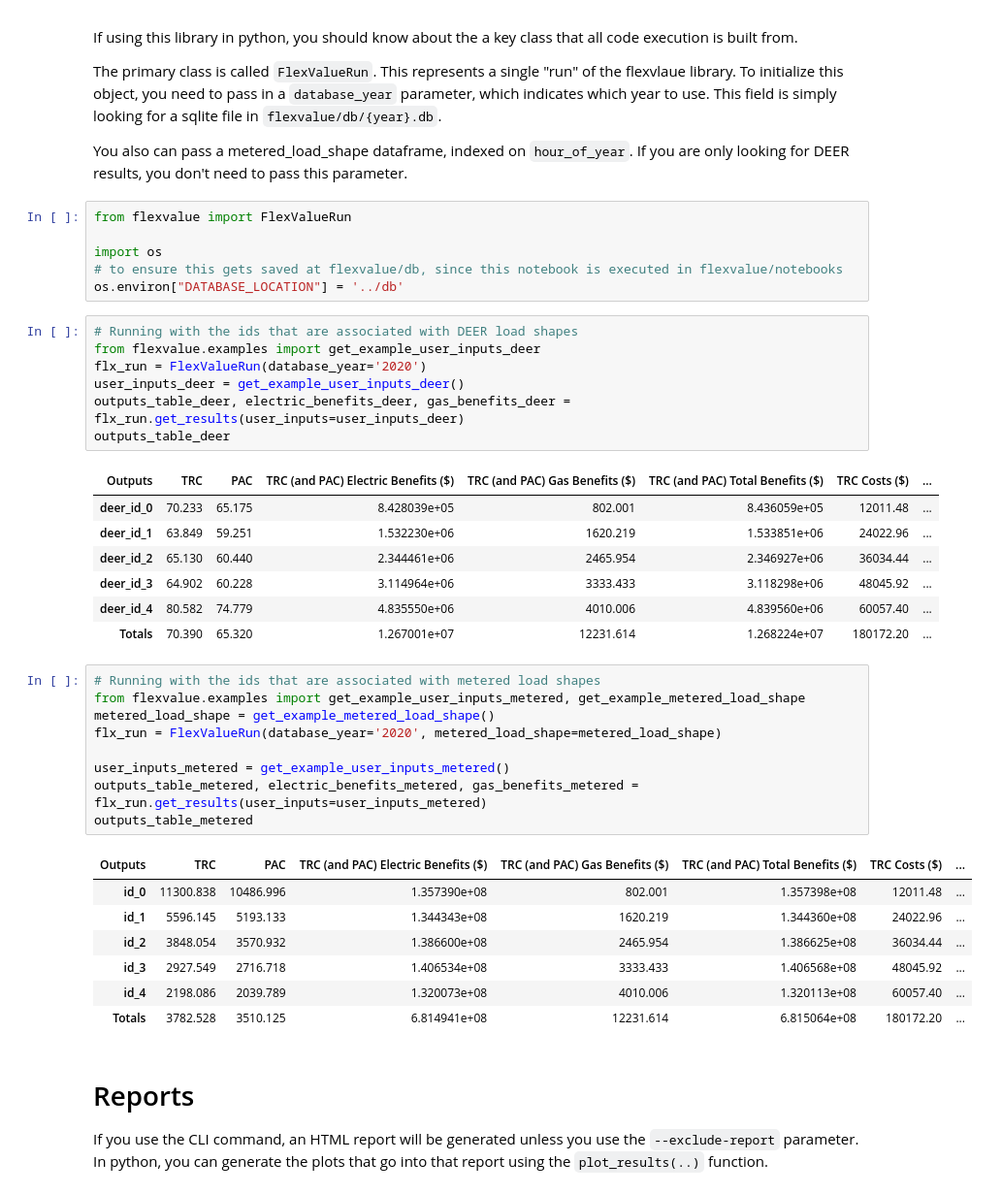
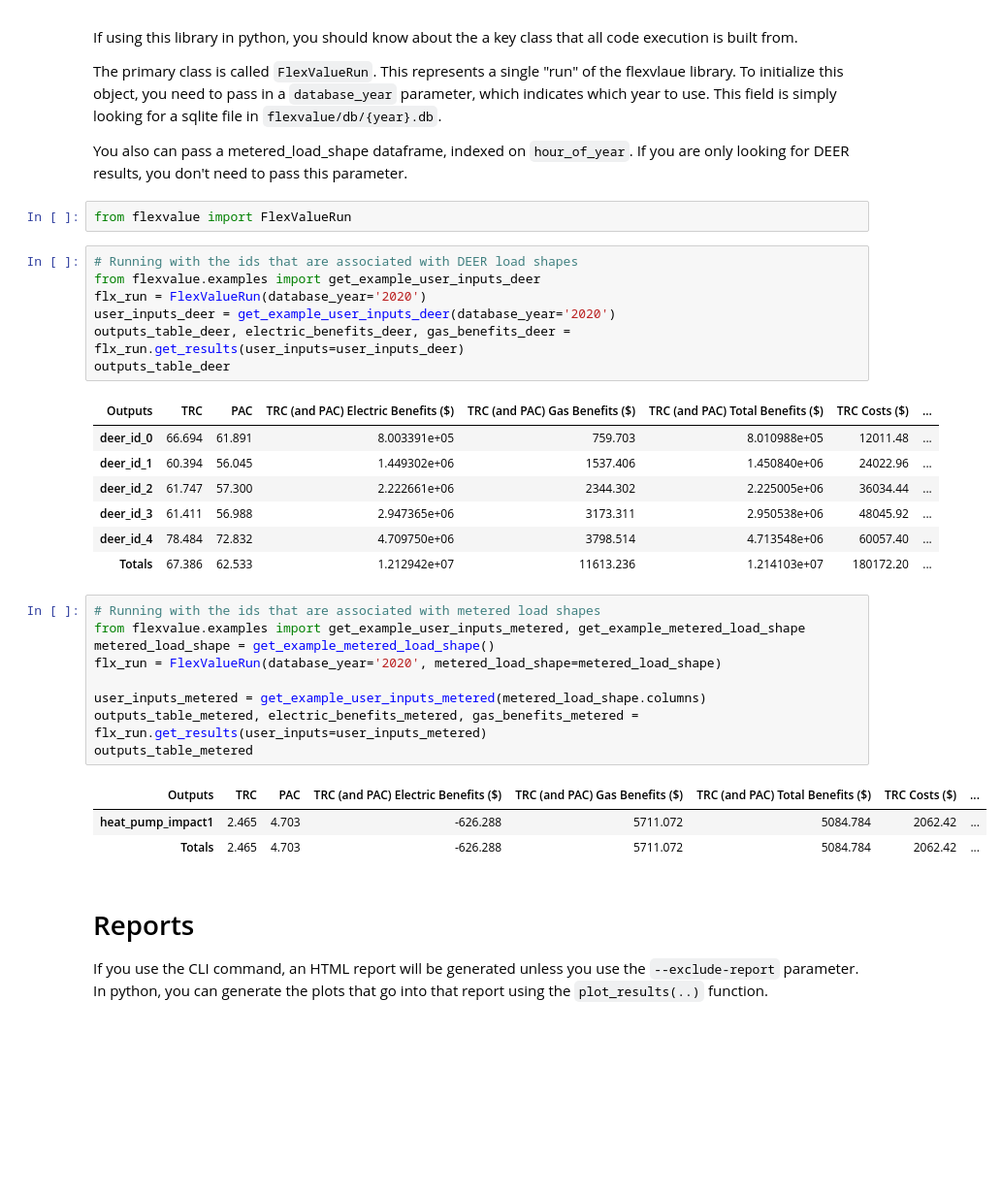
Before and after one commit to recurve-methods/flexvalue, a Jupyter notebook: notebooks/tutorial.ipynb, the cells around one changed output. Shown at 97% size. Cells and saved outputs as stored; diff of their text form; blank space fills up the shorter version.

```diff
--- a/notebooks/tutorial.ipynb
+++ b/notebooks/tutorial.ipynb
@@ -342,44 +347,36 @@ If using this library in python, you should know about the a key class that all
 The primary class is called `FlexValueRun`. This represents a single "run" of the flexvlaue library. To initialize this object, you need to pass in a `database_year` parameter, which indicates which year to use. This field is simply looking for a sqlite file in `flexvalue/db/{year}.db`.
 
 You also can pass a metered_load_shape dataframe, indexed on `hour_of_year`. If you are only looking for DEER results, you don't need to pass this parameter.
-# %%
-from flexvalue import FlexValueRun
-
-import os
-# to ensure this gets saved at flexvalue/db, since this notebook is executed in flexvalue/notebooks
-os.environ["DATABASE_LOCATION"] = '../db'
+# %%
+from flexvalue import FlexValueRun
 # %%
 # Running with the ids that are associated with DEER load shapes
 from flexvalue.examples import get_example_user_inputs_deer
 flx_run = FlexValueRun(database_year='2020')
-user_inputs_deer = get_example_user_inputs_deer()
+user_inputs_deer = get_example_user_inputs_deer(database_year='2020')
 outputs_table_deer, electric_benefits_deer, gas_benefits_deer = flx_run.get_results(user_inputs=user_inputs_deer)
 outputs_table_deer
 # %% [output]
 | Outputs | TRC | PAC | TRC (and PAC) Electric Benefits ($) | TRC (and PAC) Gas Benefits ($) | TRC (and PAC) Total Benefits ($) | TRC Costs ($) | ... |
-| deer_id_0 | 70.233 | 65.175 | 8.428039e+05 | 802.001 | 8.436059e+05 | 12011.48 | ... |
-| deer_id_1 | 63.849 | 59.251 | 1.532230e+06 | 1620.219 | 1.533851e+06 | 24022.96 | ... |
-| deer_id_2 | 65.130 | 60.440 | 2.344461e+06 | 2465.954 | 2.346927e+06 | 36034.44 | ... |
-| deer_id_3 | 64.902 | 60.228 | 3.114964e+06 | 3333.433 | 3.118298e+06 | 48045.92 | ... |
-| deer_id_4 | 80.582 | 74.779 | 4.835550e+06 | 4010.006 | 4.839560e+06 | 60057.40 | ... |
-| Totals | 70.390 | 65.320 | 1.267001e+07 | 12231.614 | 1.268224e+07 | 180172.20 | ... |
+| deer_id_0 | 66.694 | 61.891 | 8.003391e+05 | 759.703 | 8.010988e+05 | 12011.48 | ... |
+| deer_id_1 | 60.394 | 56.045 | 1.449302e+06 | 1537.406 | 1.450840e+06 | 24022.96 | ... |
+| deer_id_2 | 61.747 | 57.300 | 2.222661e+06 | 2344.302 | 2.225005e+06 | 36034.44 | ... |
+| deer_id_3 | 61.411 | 56.988 | 2.947365e+06 | 3173.311 | 2.950538e+06 | 48045.92 | ... |
+| deer_id_4 | 78.484 | 72.832 | 4.709750e+06 | 3798.514 | 4.713548e+06 | 60057.40 | ... |
+| Totals | 67.386 | 62.533 | 1.212942e+07 | 11613.236 | 1.214103e+07 | 180172.20 | ... |
 # %%
 # Running with the ids that are associated with metered load shapes
 from flexvalue.examples import get_example_user_inputs_metered, get_example_metered_load_shape
 metered_load_shape = get_example_metered_load_shape()
 flx_run = FlexValueRun(database_year='2020', metered_load_shape=metered_load_shape)
 
-user_inputs_metered = get_example_user_inputs_metered()
+user_inputs_metered = get_example_user_inputs_metered(metered_load_shape.columns)
 outputs_table_metered, electric_benefits_metered, gas_benefits_metered = flx_run.get_results(user_inputs=user_inputs_metered)
 outputs_table_metered
 # %% [output]
 | Outputs | TRC | PAC | TRC (and PAC) Electric Benefits ($) | TRC (and PAC) Gas Benefits ($) | TRC (and PAC) Total Benefits ($) | TRC Costs ($) | ... |
-| id_0 | 11300.838 | 10486.996 | 1.357390e+08 | 802.001 | 1.357398e+08 | 12011.48 | ... |
-| id_1 | 5596.145 | 5193.133 | 1.344343e+08 | 1620.219 | 1.344360e+08 | 24022.96 | ... |
-| id_2 | 3848.054 | 3570.932 | 1.386600e+08 | 2465.954 | 1.386625e+08 | 36034.44 | ... |
-| id_3 | 2927.549 | 2716.718 | 1.406534e+08 | 3333.433 | 1.406568e+08 | 48045.92 | ... |
-| id_4 | 2198.086 | 2039.789 | 1.320073e+08 | 4010.006 | 1.320113e+08 | 60057.40 | ... |
-| Totals | 3782.528 | 3510.125 | 6.814941e+08 | 12231.614 | 6.815064e+08 | 180172.20 | ... |
+| heat_pump_impact1 | 2.465 | 4.703 | -626.288 | 5711.072 | 5084.784 | 2062.42 | ... |
+| Totals | 2.465 | 4.703 | -626.288 | 5711.072 | 5084.784 | 2062.42 | ... |
 # %% [markdown]
 # Reports
 
```
Also changed, not shown: parts of 16 cells of this notebook, 12 other files.
